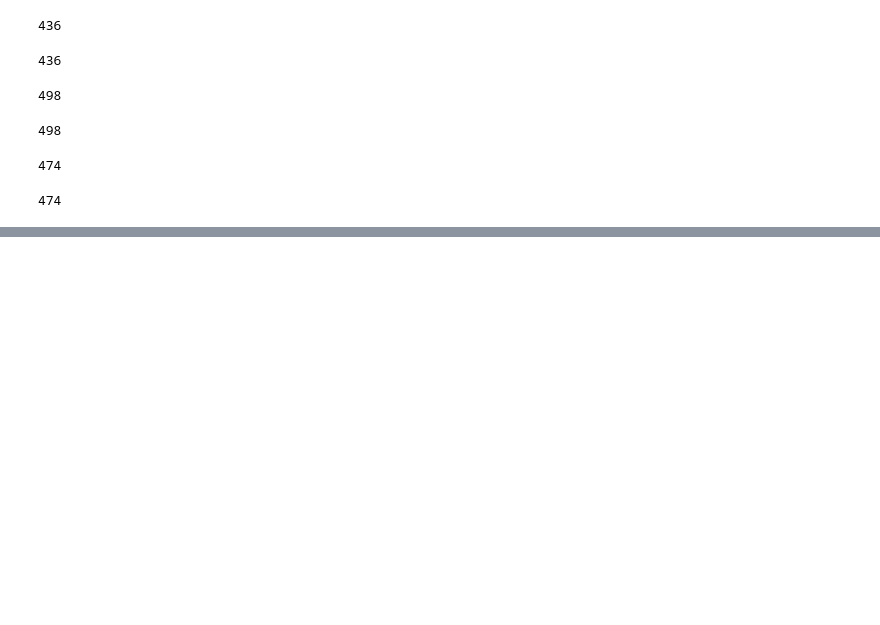
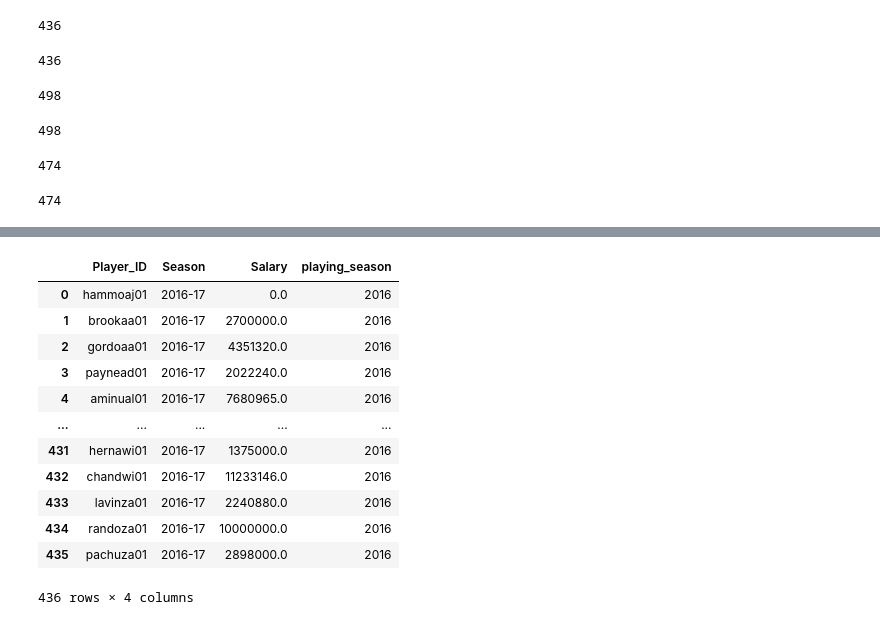
Before and after one commit to asitkumar26/nba-player-analytics, a Jupyter notebook: Pre-processing/preprocessing_data/explore_data_salary_2016_19.ipynb, the cells around one changed output, grey strips where cells are left out. Saved outputs shown, nothing was run; the diff lists cells and outputs as text; code cells hidden in the pictures; blank space fills up the shorter version.

```diff
--- a/Pre-processing/preprocessing_data/explore_data_salary_2016_19.ipynb
+++ b/Pre-processing/preprocessing_data/explore_data_salary_2016_19.ipynb
@@ -281,0 +405,18 @@ len(player_salary_2016_to_2019_df[player_salary_2016_to_2019_df['Season'] == "20
+# %%
+# Fill Salary Values with 0 if its null
+player_salary_201617_clean_df[['Salary']] = player_salary_201617_clean_df[['Salary']].fillna(value=0)
+player_salary_201617_clean_df
+# %% [output]
+|  | Player_ID | Season | Salary | playing_season |
+| 0 | hammoaj01 | 2016-17 | 0.0 | 2016 |
+| 1 | brookaa01 | 2016-17 | 2700000.0 | 2016 |
+| 2 | gordoaa01 | 2016-17 | 4351320.0 | 2016 |
+| 3 | paynead01 | 2016-17 | 2022240.0 | 2016 |
+| 4 | aminual01 | 2016-17 | 7680965.0 | 2016 |
+| ... | ... | ... | ... | ... |
+| 431 | hernawi01 | 2016-17 | 1375000.0 | 2016 |
+| 432 | chandwi01 | 2016-17 | 11233146.0 | 2016 |
+| 433 | lavinza01 | 2016-17 | 2240880.0 | 2016 |
+| 434 | randoza01 | 2016-17 | 10000000.0 | 2016 |
+| 435 | pachuza01 | 2016-17 | 2898000.0 | 2016 |
+436 rows × 4 columns
```
Also changed, not shown: parts of 11 cells of this notebook, 4 other files.
